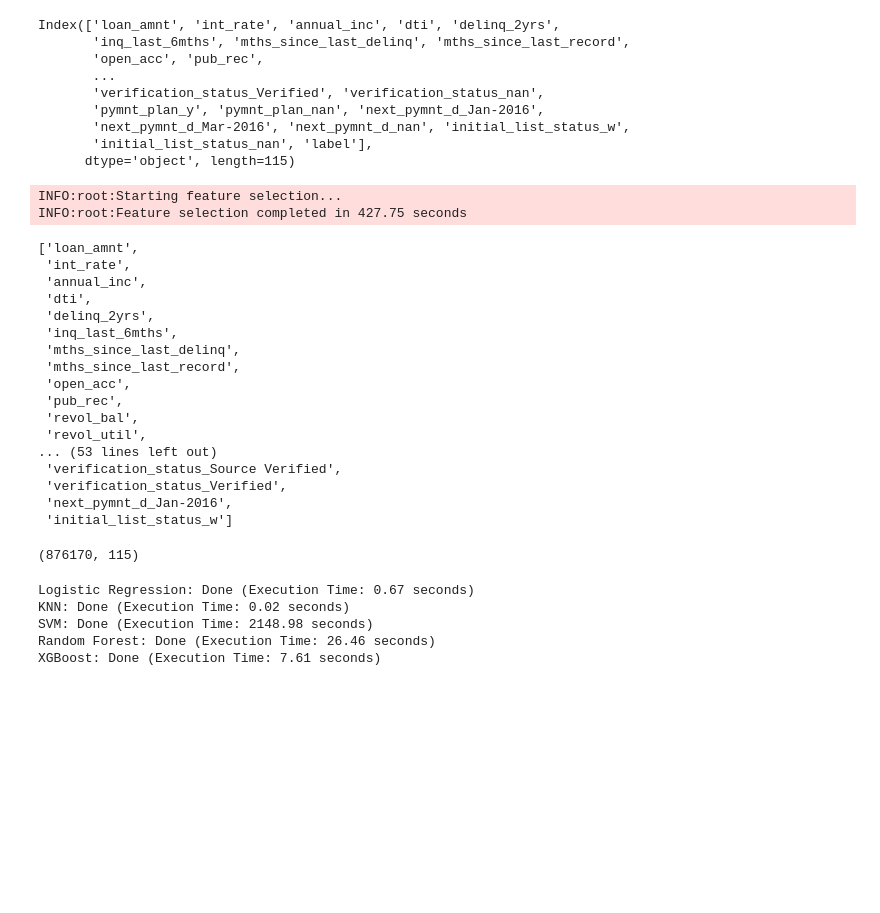
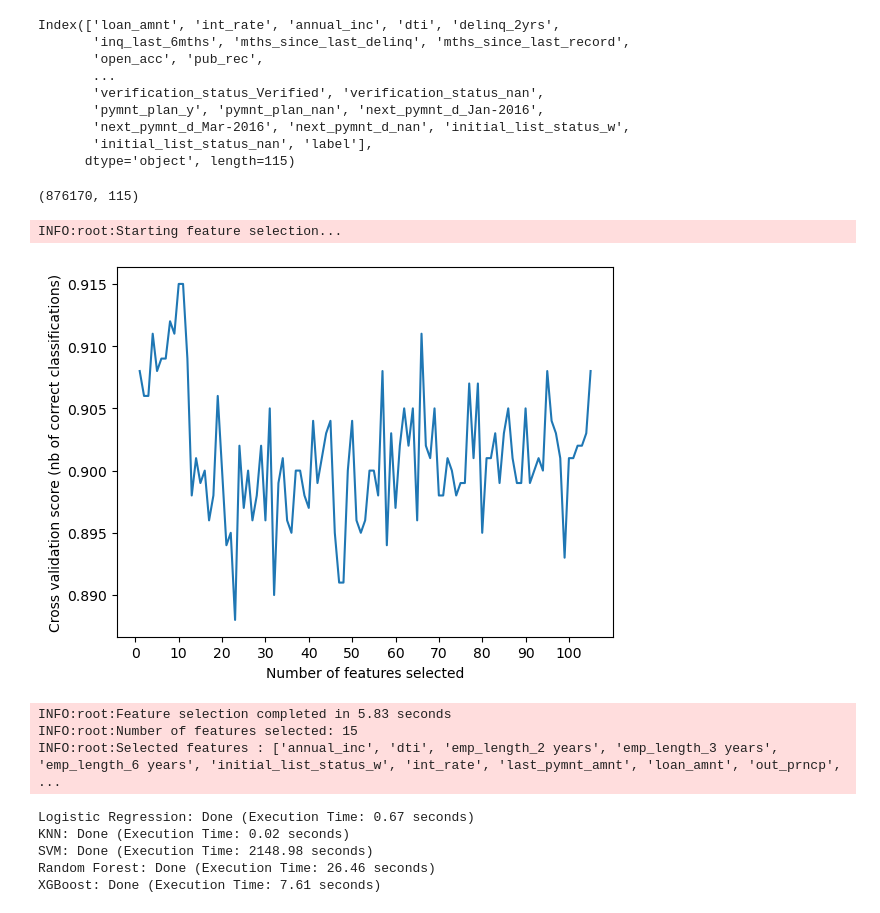
Before and after one commit to xzhou110/lending_club_loans_default_prediction, a Jupyter notebook: 02. modeling_new.ipynb, the cells around one changed output. Cells and saved outputs as stored; diff of their text form; code cells hidden in the pictures; blank space fills up the shorter version.

Commit message:
Updated feature selection to only apply to trainig data. This is to prevent info leakage

```diff
--- a/02. modeling_new.ipynb
+++ b/02. modeling_new.ipynb
@@ -49,41 +43,24 @@ Index(['loan_amnt', 'int_rate', 'annual_inc', 'dti', 'delinq_2yrs',
        'next_pymnt_d_Mar-2016', 'next_pymnt_d_nan', 'initial_list_status_w',
        'initial_list_status_nan', 'label'],
       dtype='object', length=115)
-# %%
-# Perform feature selection
-
-top_n_features = fs.select_features(X = df.drop(columns = ['label']),
-                   y = df['label'],
-                   ml_type = 'classification',
-                   n_features_to_select = 30,
-                   n_samples = 50000)
-# %% [output]
-INFO:root:Starting feature selection...
-INFO:root:Feature selection completed in 427.75 seconds
-# %%
-top_n_features
-# %% [output]
-['loan_amnt',
- 'int_rate',
- 'annual_inc',
- 'dti',
- 'delinq_2yrs',
- 'inq_last_6mths',
- 'mths_since_last_delinq',
- 'mths_since_last_record',
- 'open_acc',
- 'pub_rec',
- 'revol_bal',
- 'revol_util',
-... (53 lines left out)
- 'verification_status_Source Verified',
- 'verification_status_Verified',
- 'next_pymnt_d_Jan-2016',
- 'initial_list_status_w']
 # %%
 df.shape
 # %% [output]
 (876170, 115)
+# %%
+# Perform feature selection - without telling optimal number of features
+
+top_n_features = fs.select_features(X_train=df.drop(columns=['label']),
+                                    y_train=df['label'],
+                                    n_features_to_select=15,
+                                    ml_type='classification',
+                                    n_samples=1000)
+# %% [output]
+INFO:root:Starting feature selection...
+[figure, added]
+INFO:root:Feature selection completed in 5.83 seconds
+INFO:root:Number of features selected: 15
+INFO:root:Selected features : ['annual_inc', 'dti', 'emp_length_2 years', 'emp_length_3 years', 'emp_length_6 years', 'initial_list_status_w', 'int_rate', 'last_pymnt_amnt', 'loan_amnt', 'out_prncp',  ...
 # %%
 # Randomly sample n_samples from your DataFrame
 n_samples = 50000
```
Also changed, not shown: parts of 2 cells of this notebook, 2 other files.
